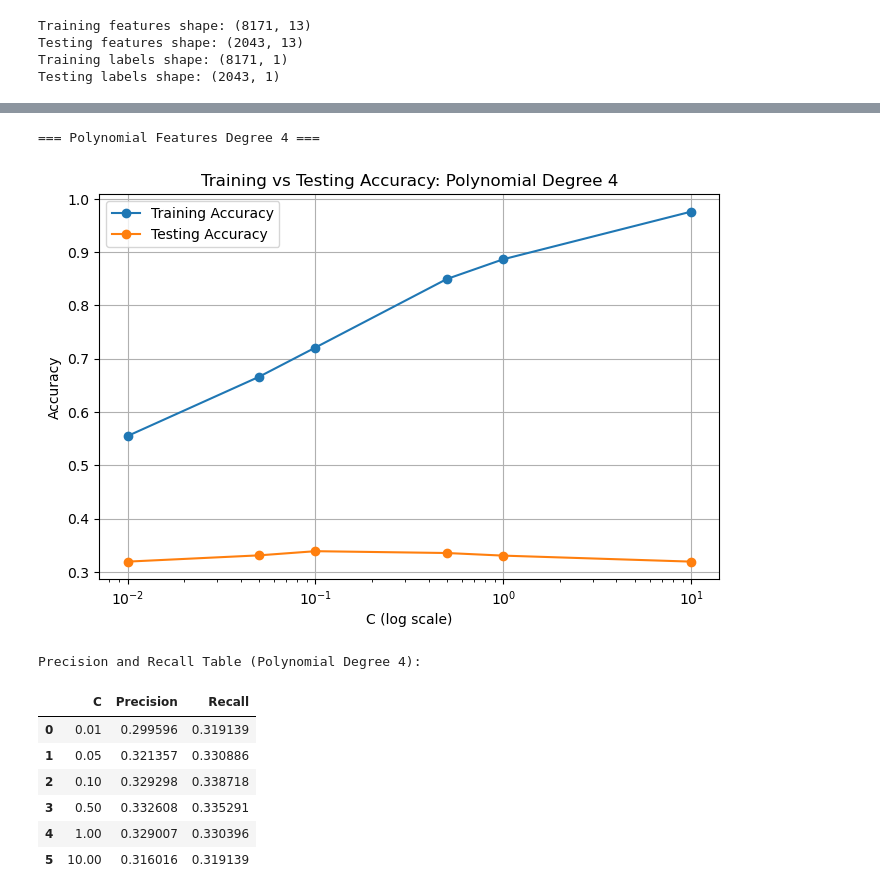
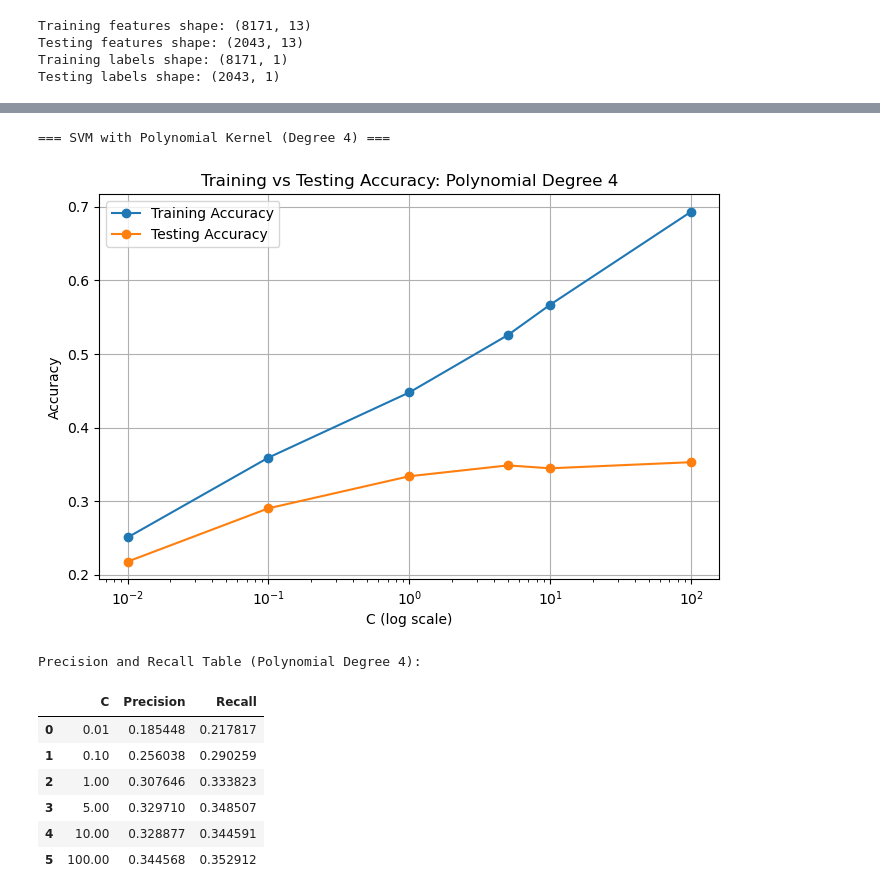
Before and after one commit to yuzukaR/ML_Final, a Jupyter notebook: svm.ipynb, the cells around one changed output, grey strips where cells are left out. Saved outputs shown, nothing was run; the diff lists cells and outputs as text; code cells hidden in the pictures.

```diff
--- a/svm.ipynb
+++ b/svm.ipynb
@@ -42,7 +42,7 @@ X_train_scaled = scaler.fit_transform(X_train)
 X_test_scaled = scaler.transform(X_test)
 
 X_train_small, _, y_train_small, _ = train_test_split(
-    X_train_scaled, y_train, train_size=0.3, stratify=y_train, random_state=42
+    X_train_scaled, y_train, train_size=0.5, stratify=y_train, random_state=42
 )
 
 # Results storage
@@ -189,22 +185,18 @@ Precision and Recall Table (Polynomial Degree 2):
 # %%
-# Polynomial Features (Degree 3)
-poly3 = PolynomialFeatures(degree=3)
-X_train_poly3 = poly3.fit_transform(X_train_small)
-X_test_poly3 = poly3.transform(X_test_scaled)
-
 train_acc_list = []
 test_acc_list = []
 precision_list = []
 recall_list = []
+C_values = [0.01, 0.1, 1, 5, 10, 100]
 
-print("\n=== Polynomial Features Degree 3 ===")
+print("\n=== SVM with Polynomial Kernel (Degree 3) ===")
 
 for C in C_values:
-    model = SVC(C=C, kernel='linear', random_state=42)
-    model.fit(X_train_poly3, y_train_small)
+    model = SVC(C=C, kernel='poly', degree=3, gamma='scale', coef0=1, random_state=42)
+    model.fit(X_train_small, y_train_small)
 
-    y_train_pred = model.predict(X_train_poly3)
-    y_test_pred = model.predict(X_test_poly3)
+    y_train_pred = model.predict(X_train_small)
+    y_test_pred = model.predict(X_test_scaled)
 
     train_acc = accuracy_score(y_train_small, y_train_pred)
     test_acc = accuracy_score(y_test, y_test_pred)
@@ -212,7 +204,7 @@ for C in C_values:
     recall = recall_score(y_test, y_test_pred, average='weighted', zero_division=0)
 
     final_results.append({
-        'Transformation': 'Poly Degree 3',
+        'Transformation': 'Poly Kernel Degree 3',
         'C': C,
         'Train Accuracy': train_acc,
         'Test Accuracy': test_acc,
@@ -224,7 +216,6 @@ for C in C_values:
     test_acc_list.append(test_acc)
     precision_list.append(precision)
     recall_list.append(recall)
-
 # Plot
 plt.figure(figsize=(8,5))
 plt.plot(C_values, train_acc_list, marker='o', label='Training Accuracy')
@@ -255,22 +246,18 @@ Precision and Recall Table (Polynomial Degree 3):
 # %%
-# Polynomial Features (Degree 4)
-poly4 = PolynomialFeatures(degree=4)
-X_train_poly4 = poly4.fit_transform(X_train_small)
-X_test_poly4 = poly4.transform(X_test_scaled)
-C_values = [0.01, 0.05, 0.1, 0.5, 1, 10]
 train_acc_list = []
 test_acc_list = []
 precision_list = []
 recall_list = []
+C_values = [0.01, 0.1, 1, 5, 10, 100]
 
-print("\n=== Polynomial Features Degree 4 ===")
+print("\n=== SVM with Polynomial Kernel (Degree 4) ===")
 
 for C in C_values:
-    model = SVC(C=C, kernel='linear', random_state=42)
-    model.fit(X_train_poly4, y_train_small)
+    model = SVC(C=C, kernel='poly', degree=4, gamma='scale', coef0=1, random_state=42)
+    model.fit(X_train_small, y_train_small)
 
-    y_train_pred = model.predict(X_train_poly4)
-    y_test_pred = model.predict(X_test_poly4)
+    y_train_pred = model.predict(X_train_small)
+    y_test_pred = model.predict(X_test_scaled)
 
     train_acc = accuracy_score(y_train_small, y_train_pred)
     test_acc = accuracy_score(y_test, y_test_pred)
@@ -278,46 +265,46 @@ for C in C_values:
     recall = recall_score(y_test, y_test_pred, average='weighted', zero_division=0)
 
     final_results.append({
-        'Transformation': 'Poly Degree 4',
+        'Transformation': 'Poly Kernel Degree 4',
         'C': C,
         'Train Accuracy': train_acc,
         'Test Accuracy': test_acc,
         'Precision': precision,
         'Recall': recall
     })
 
     train_acc_list.append(train_acc)
     test_acc_list.append(test_acc)
     precision_list.append(precision)
     recall_list.append(recall)
 
 # Plot
 plt.figure(figsize=(8,5))
 plt.plot(C_values, train_acc_list, marker='o', label='Training Accuracy')
 plt.plot(C_values, test_acc_list, marker='o', label='Testing Accuracy')
 plt.xscale('log')
 plt.xlabel('C (log scale)')
 plt.ylabel('Accuracy')
 plt.title('Training vs Testing Accuracy: Polynomial Degree 4')
 plt.legend()
 plt.grid(True)
 plt.show()
 
 # Table
 prec_recall_table = pd.DataFrame({'C': C_values, 'Precision': precision_list, 'Recall': recall_list})
 print("\nPrecision and Recall Table (Polynomial Degree 4):")
 display(prec_recall_table)
 # %% [output]
-=== Polynomial Features Degree 4 ===
+=== SVM with Polynomial Kernel (Degree 4) ===
-[figure, old version]
+[figure, new version]
 Precision and Recall Table (Polynomial Degree 4):
 |  | C | Precision | Recall |
-| 0 | 0.01 | 0.299596 | 0.319139 |
-| 1 | 0.05 | 0.321357 | 0.330886 |
-| 2 | 0.10 | 0.329298 | 0.338718 |
-| 3 | 0.50 | 0.332608 | 0.335291 |
-| 4 | 1.00 | 0.329007 | 0.330396 |
-| 5 | 10.00 | 0.316016 | 0.319139 |
+| 0 | 0.01 | 0.185448 | 0.217817 |
+| 1 | 0.10 | 0.256038 | 0.290259 |
+| 2 | 1.00 | 0.307646 | 0.333823 |
+| 3 | 5.00 | 0.329710 | 0.348507 |
+| 4 | 10.00 | 0.328877 | 0.344591 |
+| 5 | 100.00 | 0.344568 | 0.352912 |
 # %%
 # Log Transform
 X_train_log = np.log(X_train_small + 1e-5 - np.min(X_train_small))
```
Also changed, not shown: parts of 6 cells of this notebook, 1 other file.
